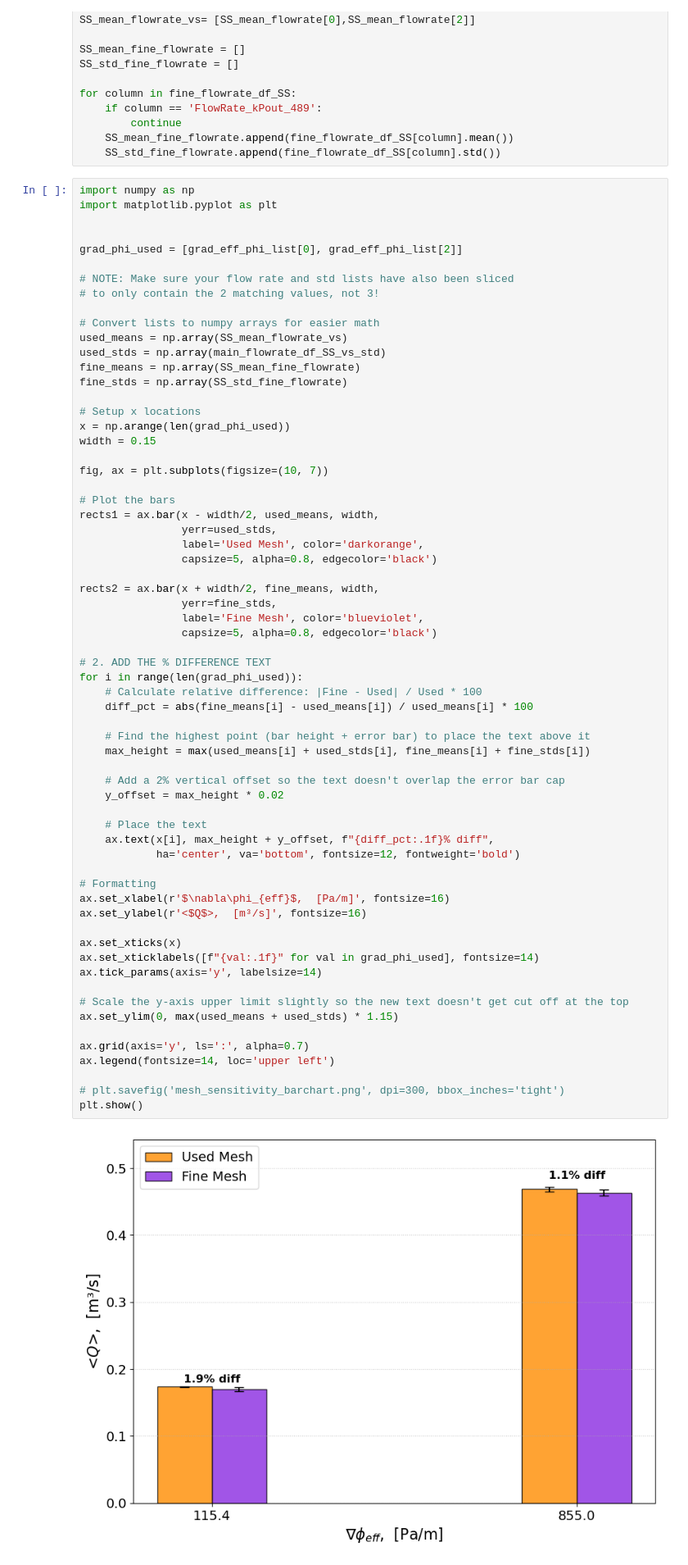
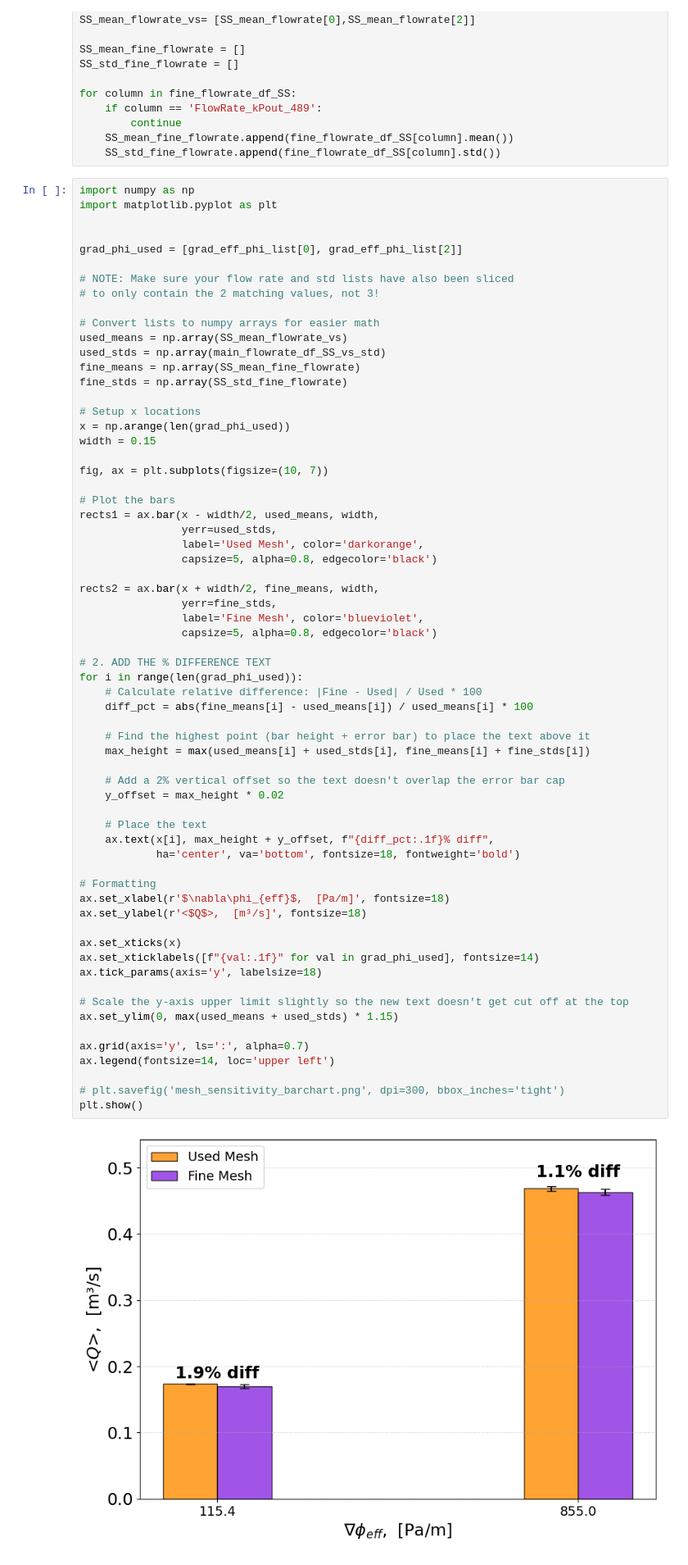
Before and after one commit to Felix-Gdd/cavity_waterflow, a Jupyter notebook: notebook_main_workflow.ipynb, the cells around one changed output. Shown at 82% size. Saved outputs shown, nothing was run; the diff lists cells and outputs as text.

```diff
--- a/notebook_main_workflow.ipynb
+++ b/notebook_main_workflow.ipynb
@@ -1028,38 +1172,38 @@ rects2 = ax.bar(x + width/2, fine_means, width,
                 capsize=5, alpha=0.8, edgecolor='black')
 
 # 2. ADD THE % DIFFERENCE TEXT
 for i in range(len(grad_phi_used)):
     # Calculate relative difference: |Fine - Used| / Used * 100
     diff_pct = abs(fine_means[i] - used_means[i]) / used_means[i] * 100
 
     # Find the highest point (bar height + error bar) to place the text above it
     max_height = max(used_means[i] + used_stds[i], fine_means[i] + fine_stds[i])
 
     # Add a 2% vertical offset so the text doesn't overlap the error bar cap
     y_offset = max_height * 0.02
 
     # Place the text
     ax.text(x[i], max_height + y_offset, f"{diff_pct:.1f}% diff",
-            ha='center', va='bottom', fontsize=12, fontweight='bold')
+            ha='center', va='bottom', fontsize=18, fontweight='bold')
 
 # Formatting
-ax.set_xlabel(r'$\nabla\phi_{eff}$,  [Pa/m]', fontsize=16)
-ax.set_ylabel(r'<$Q$>,  [m³/s]', fontsize=16)
+ax.set_xlabel(r'$\nabla\phi_{eff}$,  [Pa/m]', fontsize=18)
+ax.set_ylabel(r'<$Q$>,  [m³/s]', fontsize=18)
 
 ax.set_xticks(x)
 ax.set_xticklabels([f"{val:.1f}" for val in grad_phi_used], fontsize=14)
-ax.tick_params(axis='y', labelsize=14)
+ax.tick_params(axis='y', labelsize=18)
 
 # Scale the y-axis upper limit slightly so the new text doesn't get cut off at the top
 ax.set_ylim(0, max(used_means + used_stds) * 1.15)
 
 ax.grid(axis='y', ls=':', alpha=0.7)
 ax.legend(fontsize=14, loc='upper left')
 
 # plt.savefig('mesh_sensitivity_barchart.png', dpi=300, bbox_inches='tight')
 plt.show()
 # %% [output]
-[figure, old version]
+[figure, new version]
 # %%
 def effective_constriction_in_serie(a1,a2,pr1,pr2):
     Gr1 = np.sqrt(a1**3/pr1)
```
Also changed, not shown: parts of 15 cells of this notebook, 1 other file.
